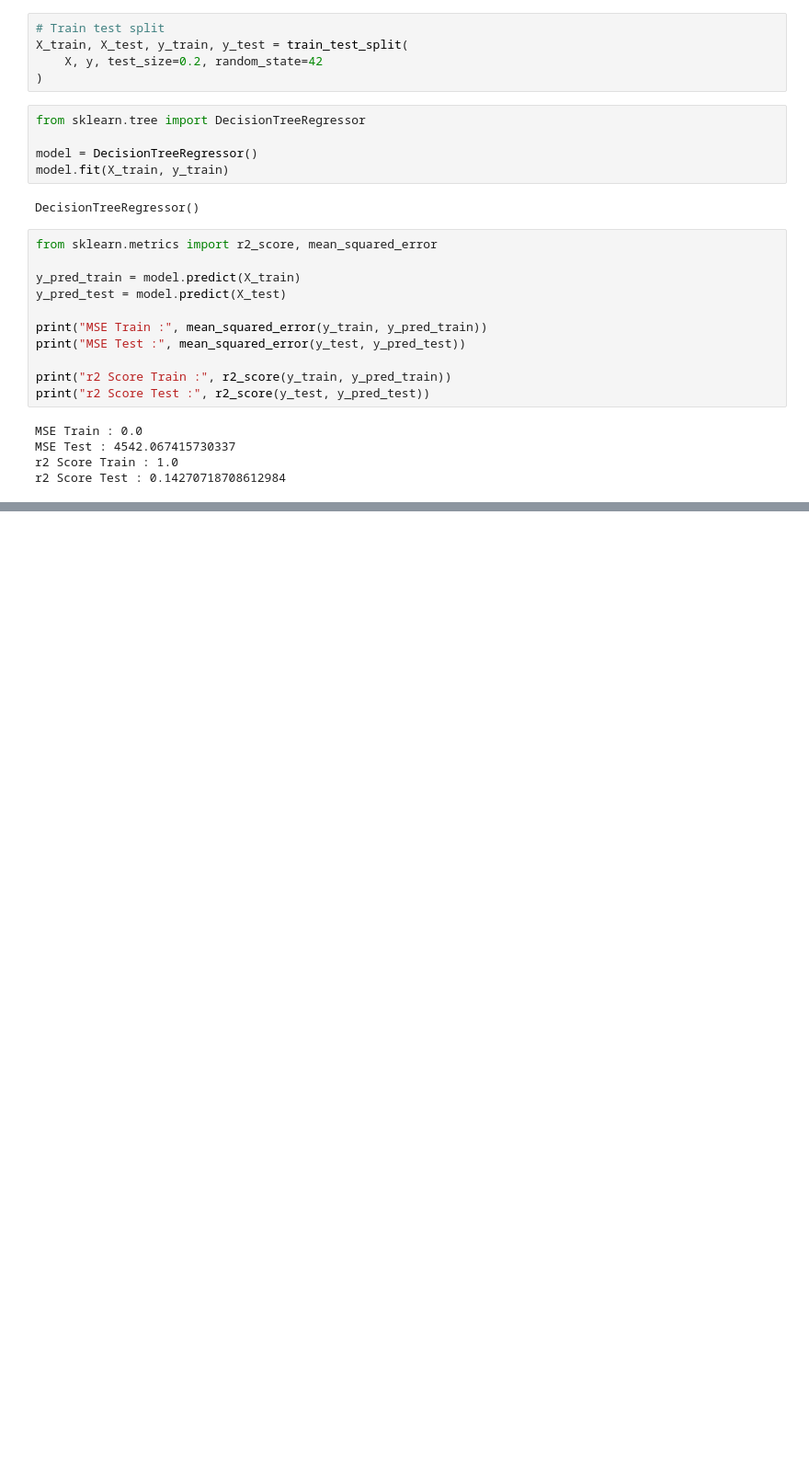
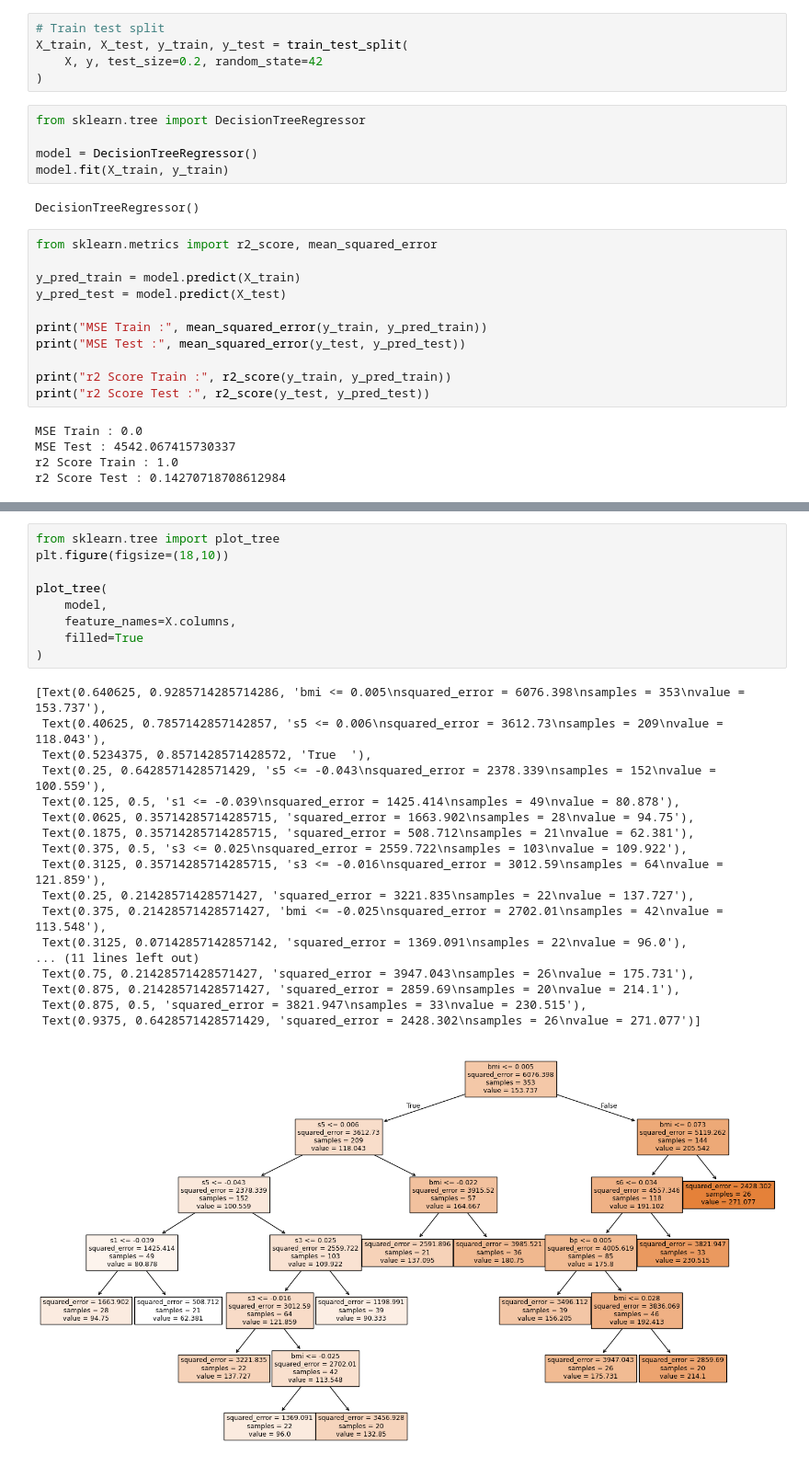
Before and after one commit to md-zaid-10/Machine-Learning, a Jupyter notebook: Decision Tree/DtRegressor.ipynb, the cells around one changed output, grey strips where cells are left out. Shown at 92% size. Drawn from its saved outputs; the diff is of its cells as text; blank space fills up the shorter version.

```diff
--- a/Decision Tree/DtRegressor.ipynb
+++ b/Decision Tree/DtRegressor.ipynb
@@ -86,0 +110,28 @@ plot_tree(
+# %%
+from sklearn.tree import plot_tree
+plt.figure(figsize=(18,10))
+
+plot_tree(
+    model,
+    feature_names=X.columns,
+    filled=True
+)
+# %% [output]
+[Text(0.640625, 0.9285714285714286, 'bmi <= 0.005\nsquared_error = 6076.398\nsamples = 353\nvalue = 153.737'),
+ Text(0.40625, 0.7857142857142857, 's5 <= 0.006\nsquared_error = 3612.73\nsamples = 209\nvalue = 118.043'),
+ Text(0.5234375, 0.8571428571428572, 'True  '),
+ Text(0.25, 0.6428571428571429, 's5 <= -0.043\nsquared_error = 2378.339\nsamples = 152\nvalue = 100.559'),
+ Text(0.125, 0.5, 's1 <= -0.039\nsquared_error = 1425.414\nsamples = 49\nvalue = 80.878'),
+ Text(0.0625, 0.35714285714285715, 'squared_error = 1663.902\nsamples = 28\nvalue = 94.75'),
+ Text(0.1875, 0.35714285714285715, 'squared_error = 508.712\nsamples = 21\nvalue = 62.381'),
+ Text(0.375, 0.5, 's3 <= 0.025\nsquared_error = 2559.722\nsamples = 103\nvalue = 109.922'),
+ Text(0.3125, 0.35714285714285715, 's3 <= -0.016\nsquared_error = 3012.59\nsamples = 64\nvalue = 121.859'),
+ Text(0.25, 0.21428571428571427, 'squared_error = 3221.835\nsamples = 22\nvalue = 137.727'),
+ Text(0.375, 0.21428571428571427, 'bmi <= -0.025\nsquared_error = 2702.01\nsamples = 42\nvalue = 113.548'),
+ Text(0.3125, 0.07142857142857142, 'squared_error = 1369.091\nsamples = 22\nvalue = 96.0'),
+... (11 lines left out)
+ Text(0.75, 0.21428571428571427, 'squared_error = 3947.043\nsamples = 26\nvalue = 175.731'),
+ Text(0.875, 0.21428571428571427, 'squared_error = 2859.69\nsamples = 20\nvalue = 214.1'),
+ Text(0.875, 0.5, 'squared_error = 3821.947\nsamples = 33\nvalue = 230.515'),
+ Text(0.9375, 0.6428571428571429, 'squared_error = 2428.302\nsamples = 26\nvalue = 271.077')]
+[figure, added]
```
Also changed, not shown: parts of 3 cells of this notebook, 1 other file.
